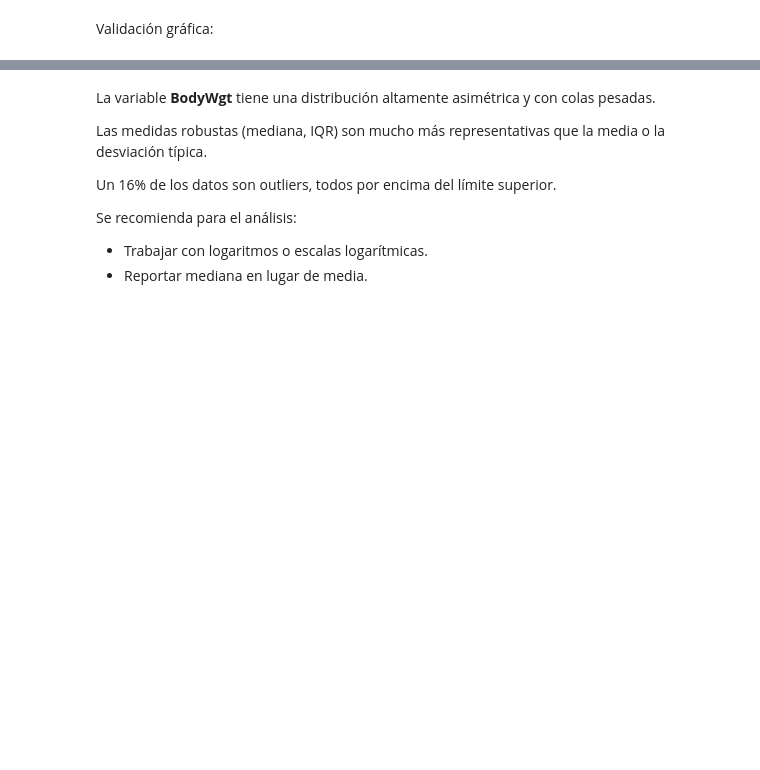
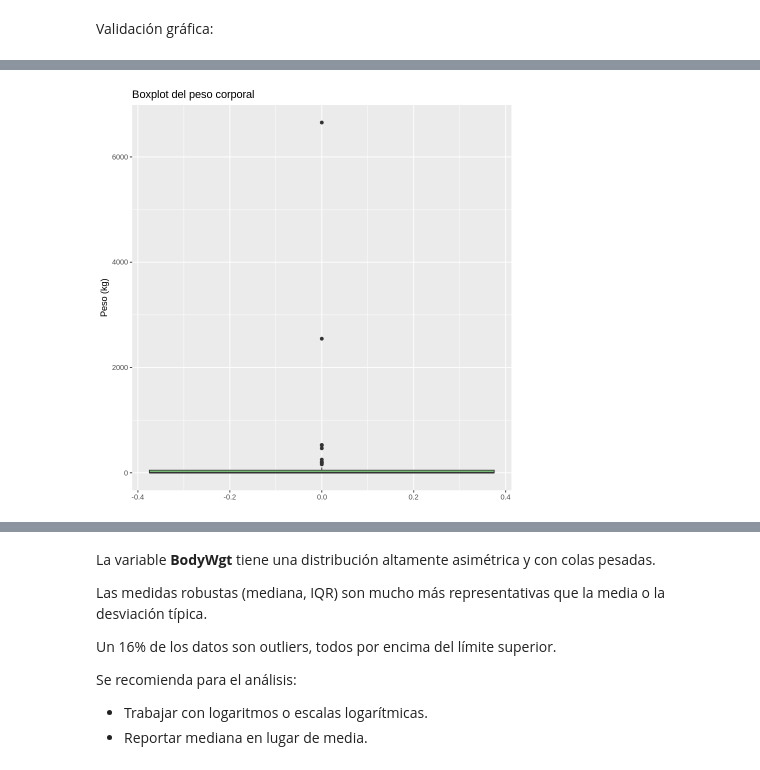
Before and after one commit to ednavivianasegura/ERAP_Curso_R, a Jupyter notebook: ERAP_R_Course_Modulo_IV.ipynb, the cells around one changed output, grey strips where cells are left out. Saved outputs shown, nothing was run; the diff lists cells and outputs as text; code cells hidden in the pictures; blank space fills up the shorter version.

```diff
--- a/ERAP_R_Course_Modulo_IV.ipynb
+++ b/ERAP_R_Course_Modulo_IV.ipynb
@@ -276,2 +296,10 @@ Validación gráfica:
+# %%
+#Boxplot de la bariable BodyWgt
+ggplot(sleep_limpio_BodyWgt,aes(y = BodyWgt))+
+  geom_boxplot(fill= "lightgreen")+
+  labs(title = "Boxplot del peso corporal",
+y= "Peso (kg)")
+# %% [output]
+[figure, added]
 # %%
 #Boxplot sin valores extremos y modificando los límites del eje
```
Also changed, not shown: parts of 43 cells of this notebook.
